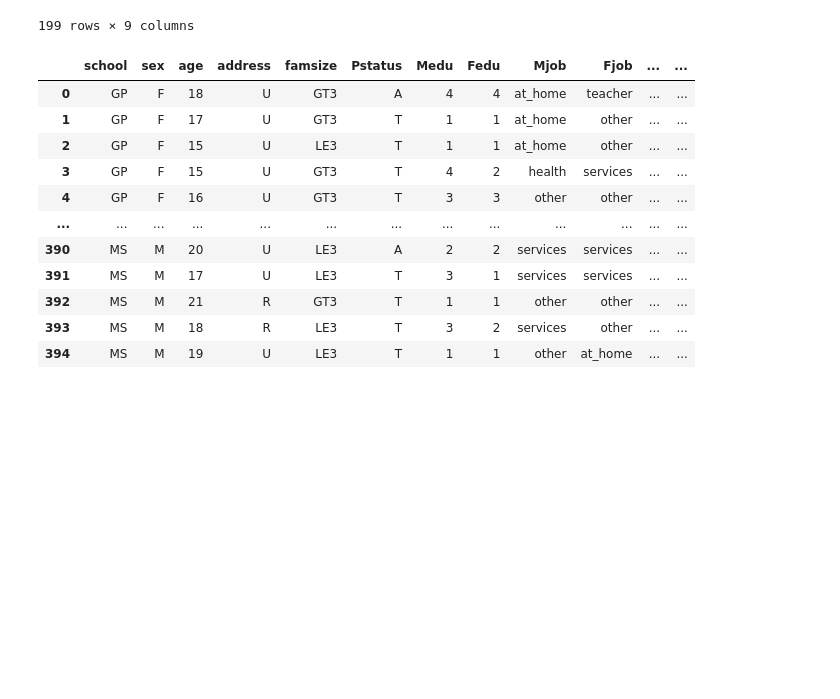
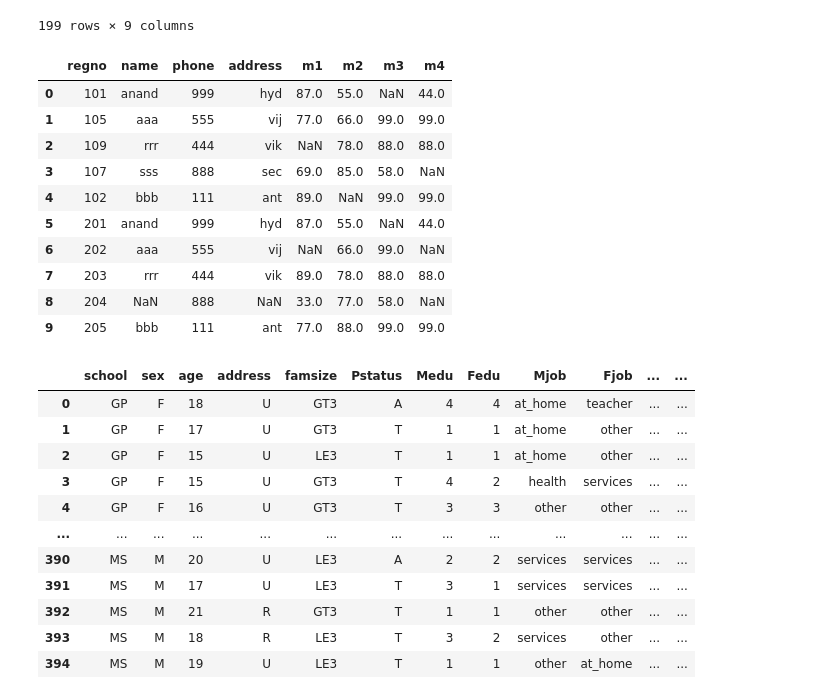
Before and after one commit to Ramesh-Bojanapu-1011/ai_python_practice, a Jupyter notebook: pandas_practive/pandas_practice.ipynb, the cells around one changed output. Cells and saved outputs as stored; diff of their text form; code cells hidden in the pictures; blank space fills up the shorter version.

Commit message:
Add output display for 'chetan' DataFrame in pandas practice notebook

```diff
--- a/pandas_practive/pandas_practice.ipynb
+++ b/pandas_practive/pandas_practice.ipynb
@@ -57,6 +57,22 @@ sampleexcel_df
 | 197 | 2019-01-01 | AA | 462 | PHX | ATL | -2 | -2 | 0 | ... |
 | 198 | 2019-01-01 | AA | 463 | MCO | PHX | 8 | 7 | 0 | ... |
 199 rows × 9 columns
+# %%
+chetan=pd.read_excel("sampleexcel.xlsx",sheet_name="chetan")
+chetanDataFrame = pd.DataFrame(chetan)
+chetanDataFrame
+# %% [output]
+|  | regno | name | phone | address | m1 | m2 | m3 | m4 |
+| 0 | 101 | anand | 999 | hyd | 87.0 | 55.0 | NaN | 44.0 |
+| 1 | 105 | aaa | 555 | vij | 77.0 | 66.0 | 99.0 | 99.0 |
+| 2 | 109 | rrr | 444 | vik | NaN | 78.0 | 88.0 | 88.0 |
+| 3 | 107 | sss | 888 | sec | 69.0 | 85.0 | 58.0 | NaN |
+| 4 | 102 | bbb | 111 | ant | 89.0 | NaN | 99.0 | 99.0 |
+| 5 | 201 | anand | 999 | hyd | 87.0 | 55.0 | NaN | 44.0 |
+| 6 | 202 | aaa | 555 | vij | NaN | 66.0 | 99.0 | NaN |
+| 7 | 203 | rrr | 444 | vik | 89.0 | 78.0 | 88.0 | 88.0 |
+| 8 | 204 | NaN | 888 | NaN | 33.0 | 77.0 | 58.0 | NaN |
+| 9 | 205 | bbb | 111 | ant | 77.0 | 88.0 | 99.0 | 99.0 |
 # %%
 student_mat= pd.read_csv("student-mat.csv", sep=";")
 student_mat_df = pd.DataFrame(student_mat)
```
